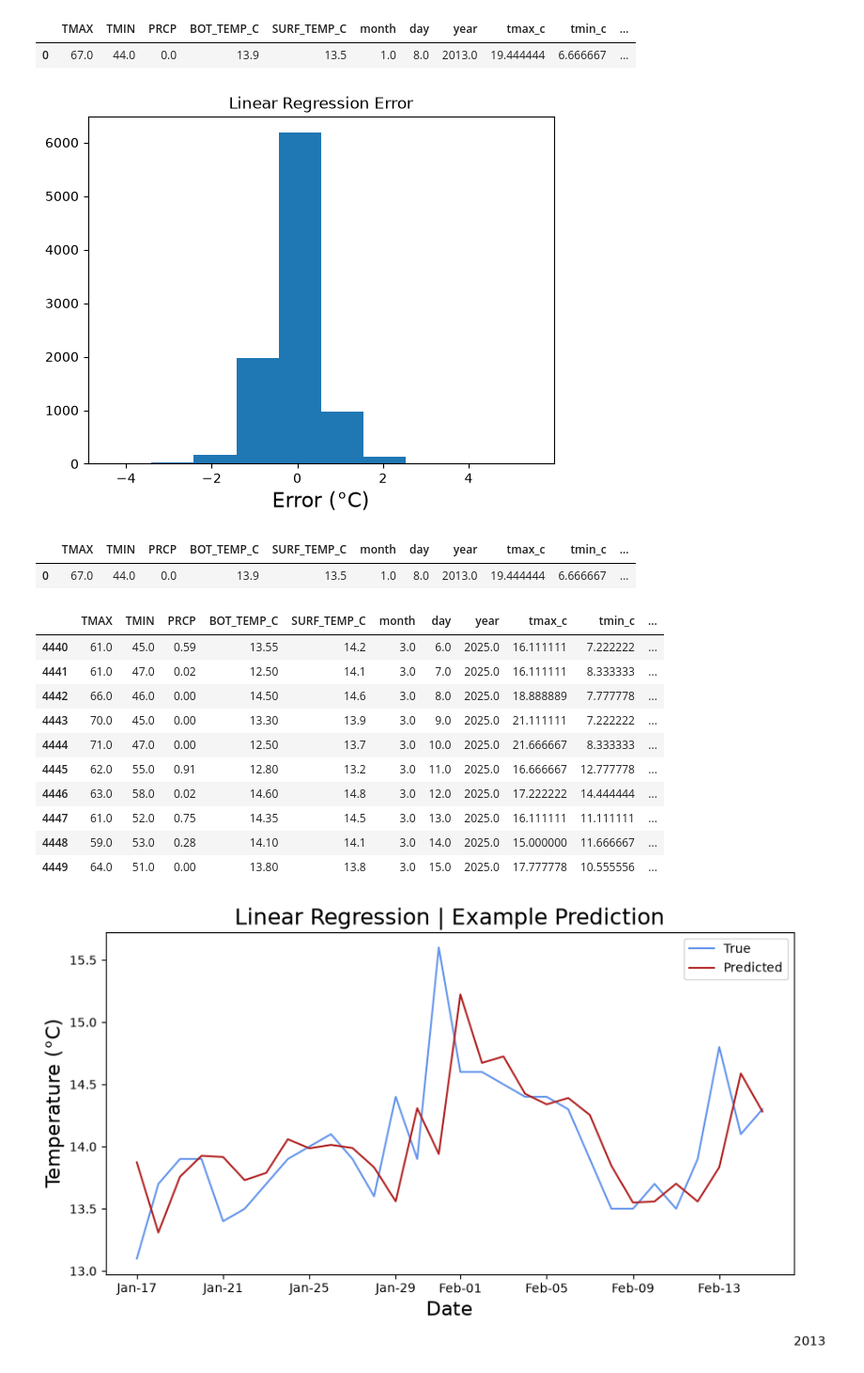
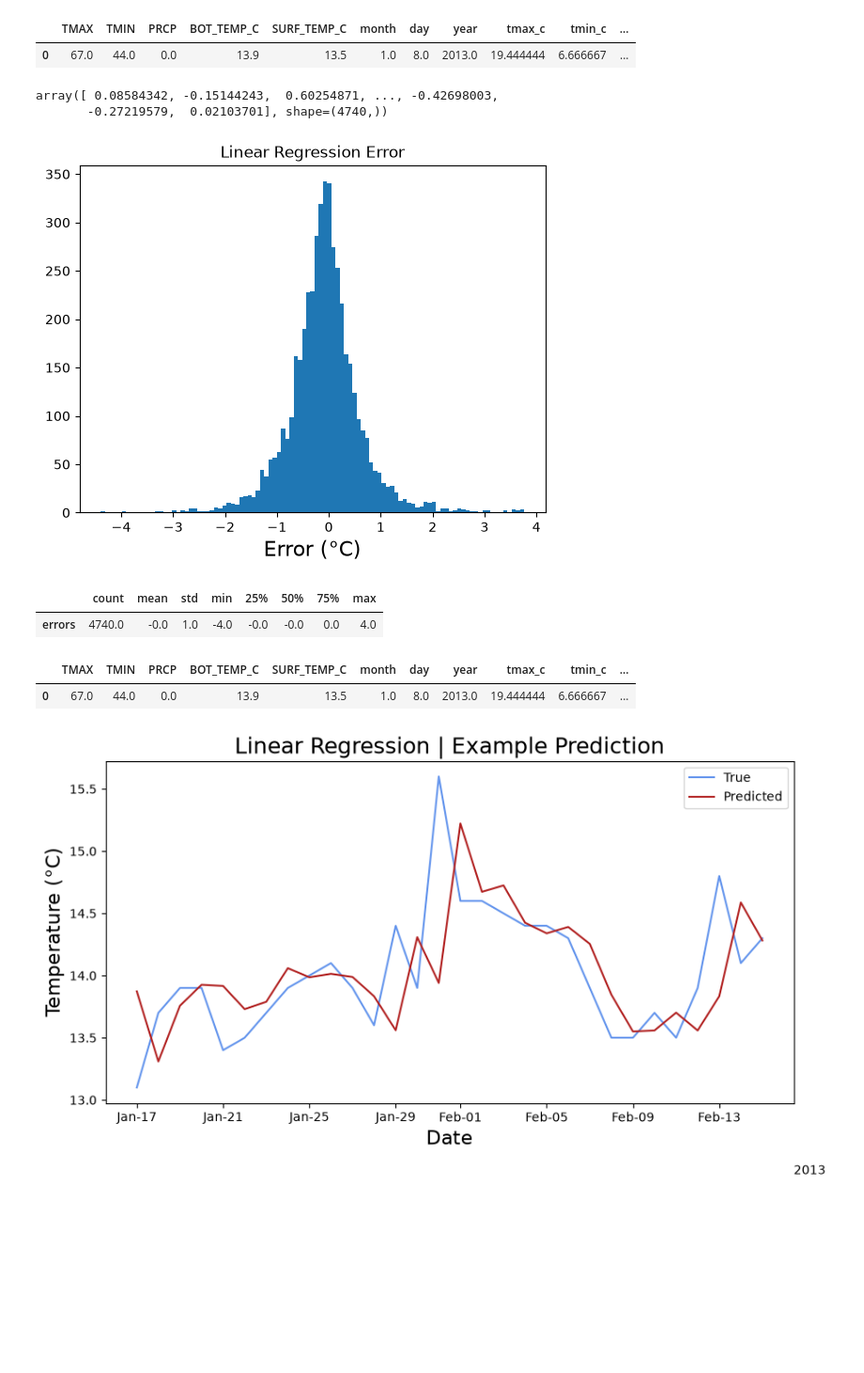
Before and after one commit to spencercody/scripps-water-temp, a Jupyter notebook: src/modeling/notebooks/water-weather/04-linear-regression - 1.ipynb, the cells around one changed output. Shown at 94% size. Saved outputs shown, nothing was run; the diff lists cells and outputs as text; code cells hidden in the pictures; blank space fills up the shorter version.

Commit message:
more updated to retrieve data

```diff
--- a/src/modeling/notebooks/water-weather/04-linear-regression - 1.ipynb
+++ b/src/modeling/notebooks/water-weather/04-linear-regression - 1.ipynb
@@ -51,5 +53,5 @@ The two sets are combined here, as the validation set it truly needed for traini
 test_val_x = pd.concat([test_X_df, val_X_df], ignore_index=True)
 test_val_y = pd.concat([test_y, val_y], ignore_index=True)
 # %%
-y_pred = model.predict(test_val_x)
+y_pred = model.predict(test_X_df)
 # %%
@@ -69,4 +71,7 @@ test_val_x.head(1)
 |  | TMAX | TMIN | PRCP | BOT_TEMP_C | SURF_TEMP_C | month | day | year | tmax_c | tmin_c | ... |
 | 0 | 67.0 | 44.0 | 0.0 | 13.9 | 13.5 | 1.0 | 8.0 | 2013.0 | 19.444444 | 6.666667 | ... |
 # %%
-test_val_x['prediction'] = y_pred
+test_X_df['prediction'] = y_pred
+test_X_df['target'] = test_y.target.tolist()
+errors = y_pred.squeeze() - np.array(test_y.target.tolist())
+test_X_df['errors'] = errors
@@ -75,11 +78,18 @@ test_val_x['target'] = test_val_y
-# %%
-errors = y_pred - test_val_y
-test_val_x['errors'] = errors
+# %%
+errors
+# %% [output]
+array([ 0.08584342, -0.15144243,  0.60254871, ..., -0.42698003,
+       -0.27219579,  0.02103701], shape=(4740,))
 # %%
-plt.hist(errors)
+plt.hist(errors, bins='auto')
 plt.title('Linear Regression Error')
 plt.xlabel('Error (\u00b0C)', fontsize=16)
 plt.show()
 # %% [output]
-[figure, old version]
+[figure, new version]
+# %%
+pd.DataFrame(test_X_df.errors.describe()).round().T
+# %% [output]
+|  | count | mean | std | min | 25% | 50% | 75% | max |
+| errors | 4740.0 | -0.0 | 1.0 | -4.0 | -0.0 | -0.0 | 0.0 | 4.0 |
 # %%
@@ -87,18 +97,4 @@ test_val_x.head(1)
 # %% [output]
 |  | TMAX | TMIN | PRCP | BOT_TEMP_C | SURF_TEMP_C | month | day | year | tmax_c | tmin_c | ... |
 | 0 | 67.0 | 44.0 | 0.0 | 13.9 | 13.5 | 1.0 | 8.0 | 2013.0 | 19.444444 | 6.666667 | ... |
-# %%
-test_val_x.loc[4440:4449]
-# %% [output]
-|  | TMAX | TMIN | PRCP | BOT_TEMP_C | SURF_TEMP_C | month | day | year | tmax_c | tmin_c | ... |
-| 4440 | 61.0 | 45.0 | 0.59 | 13.55 | 14.2 | 3.0 | 6.0 | 2025.0 | 16.111111 | 7.222222 | ... |
-| 4441 | 61.0 | 47.0 | 0.02 | 12.50 | 14.1 | 3.0 | 7.0 | 2025.0 | 16.111111 | 8.333333 | ... |
-| 4442 | 66.0 | 46.0 | 0.00 | 14.50 | 14.6 | 3.0 | 8.0 | 2025.0 | 18.888889 | 7.777778 | ... |
-| 4443 | 70.0 | 45.0 | 0.00 | 13.30 | 13.9 | 3.0 | 9.0 | 2025.0 | 21.111111 | 7.222222 | ... |
-| 4444 | 71.0 | 47.0 | 0.00 | 12.50 | 13.7 | 3.0 | 10.0 | 2025.0 | 21.666667 | 8.333333 | ... |
-| 4445 | 62.0 | 55.0 | 0.91 | 12.80 | 13.2 | 3.0 | 11.0 | 2025.0 | 16.666667 | 12.777778 | ... |
-| 4446 | 63.0 | 58.0 | 0.02 | 14.60 | 14.8 | 3.0 | 12.0 | 2025.0 | 17.222222 | 14.444444 | ... |
-| 4447 | 61.0 | 52.0 | 0.75 | 14.35 | 14.5 | 3.0 | 13.0 | 2025.0 | 16.111111 | 11.111111 | ... |
-| 4448 | 59.0 | 53.0 | 0.28 | 14.10 | 14.1 | 3.0 | 14.0 | 2025.0 | 15.000000 | 11.666667 | ... |
-| 4449 | 64.0 | 51.0 | 0.00 | 13.80 | 13.8 | 3.0 | 15.0 | 2025.0 | 17.777778 | 10.555556 | ... |
 # %%
```
Also changed, not shown: parts of 13 cells of this notebook, 14 other files.
